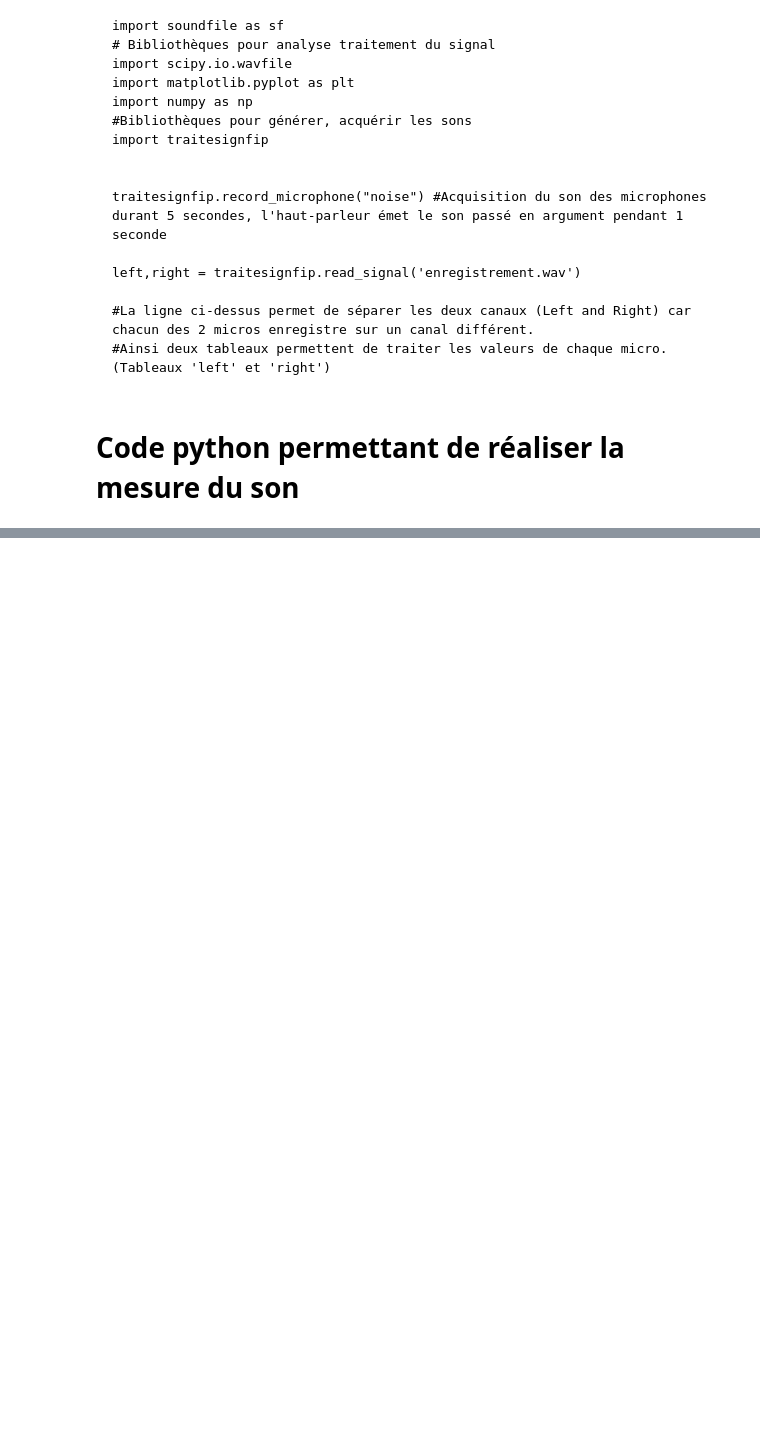
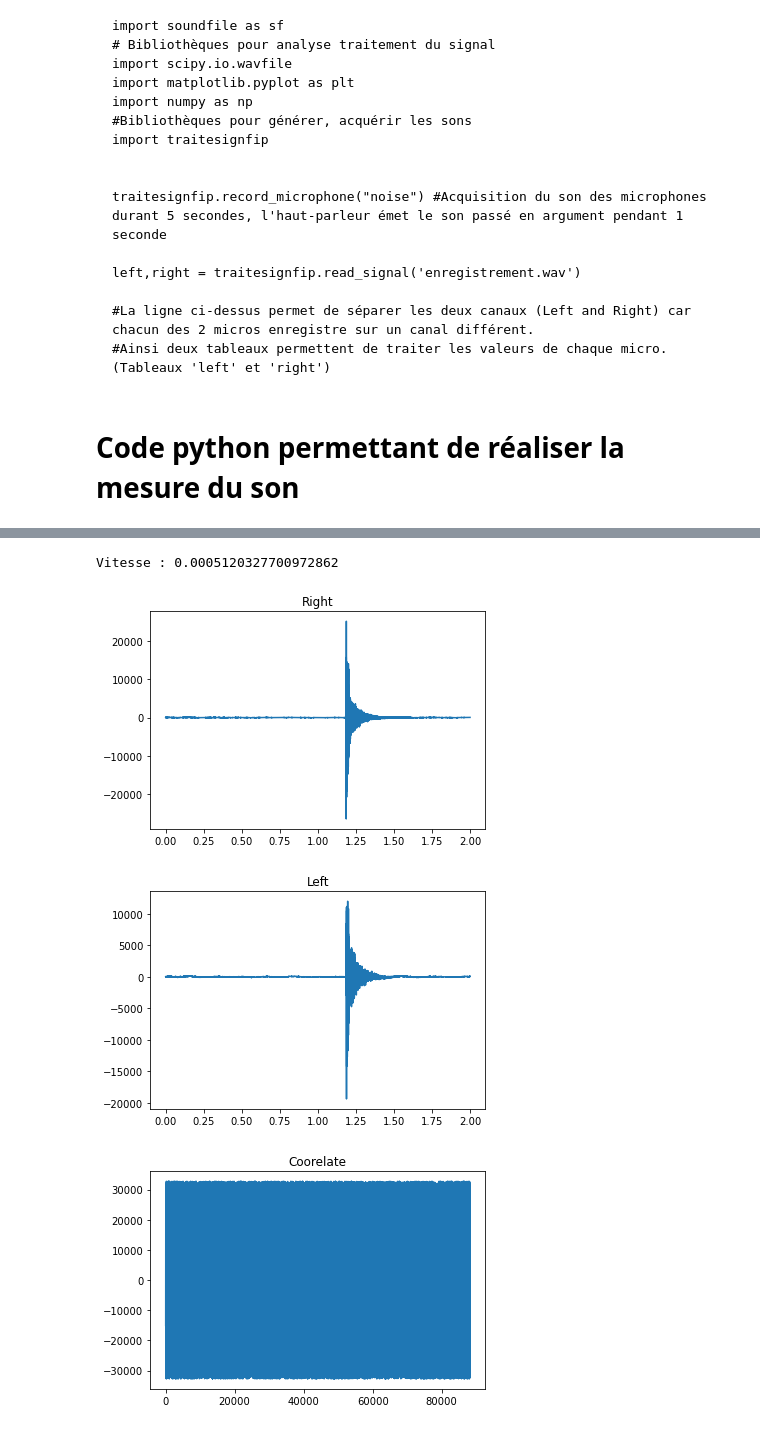
Before and after one commit to zuce68/ProjetFIP2A, a Jupyter notebook: MesureDuSon.ipynb, the cells around one changed output, grey strips where cells are left out. Saved outputs shown, nothing was run; the diff lists cells and outputs as text; code cells hidden in the pictures; blank space fills up the shorter version.

```diff
--- a/MesureDuSon.ipynb
+++ b/MesureDuSon.ipynb
@@ -158,0 +257,40 @@ KeyboardInterrupt:
+# %%
+import matplotlib
+def xcorr(x,y):
+    """
+    Perform Cross-Correlation on x and y
+    x    : 1st signal
+    y    : 2nd signal
+
+    returns
+    lags : lags of correlation
+    corr : coefficients of correlation
+    """
+    corr = scipy.signal.correlate(x, y, mode="same")
+    lags = scipy.signal.correlation_lags(len(x), len(y), mode="same")
+    return lags, corr
+
+
+
+
+plt.figure()
+plt.title("Right")
+plt.plot(n,data_right)
+plt.figure()
+plt.title("Left")
+plt.plot(n,data_left)
+
+lags,corr = xcorr(data_right,data_left)
+
+plt.figure()
+plt.title("Coorelate")
+plt.plot(corr)
+
+delta_t=np.abs((np.argmax(data_right)-np.argmax(corr)))
+print("Delta : "+str(delta_t))
+print("Vitesse : "+str(1/delta_t))
+# %% [output]
+Vitesse : 0.0005120327700972862
+[figure, added]
+[figure, added]
+[figure, added]
```
Also changed, not shown: parts of 3 cells of this notebook, 12 other files.
